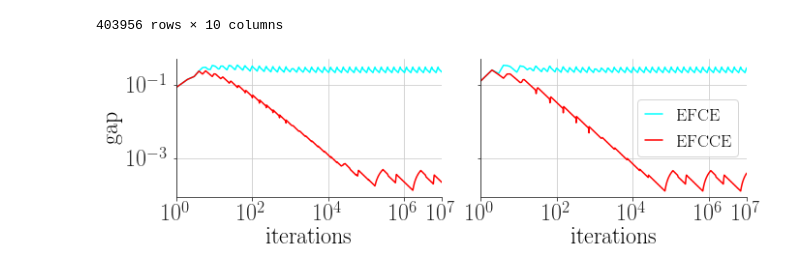
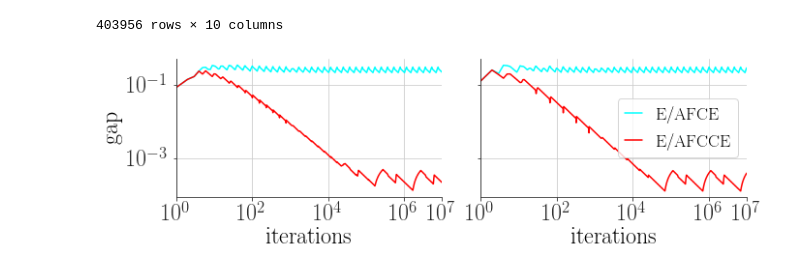
Before and after one commit to dmorrill10/hr_edl_experiments, a Jupyter notebook: cor_gap_data.ipynb, the cells around one changed output. Cells and saved outputs as stored; diff of their text form; code cells hidden in the pictures.

```diff
--- a/cor_gap_data.ipynb
+++ b/cor_gap_data.ipynb
@@ -77,34 +77,34 @@ axes[0].plot(
 # )
 
 df = data.query('game_tag == "eshapley" and param == "small" and training_regime == "alt"')
 x = df.num_iterations.to_numpy()
 axes[1].plot(
     x,
     df.efce_gap,
     **kwargs
 )
 axes[1].plot(
     x,
     df.efcce_gap,
     **kwargs
 )
 # axes[1].plot(
 #     x,
 #     df.afcce_gap,
 #     marker='+',
 #     **kwargs
 # )
 # axes[1].plot(
 #     x,
 #     df.afce_gap,
 #     marker='x',
 #     **kwargs
 # )
-plt.legend(['EFCE', 'EFCCE'], handlelength=1, fontsize=18)
+plt.legend(['E/AFCE', 'E/AFCCE'], handlelength=1, fontsize=18)
 plt.tight_layout(0.4)
 sns.despine()
 plt.savefig('results/cor_gap.eshapley.small.pdf')
 # %% [output]
-[figure, old version]
+[figure, new version]
 # %%
 (data.efcce_gap - data.afcce_gap).abs().max()
```
Also changed, not shown: parts of 2 cells of this notebook, 54 other files.
